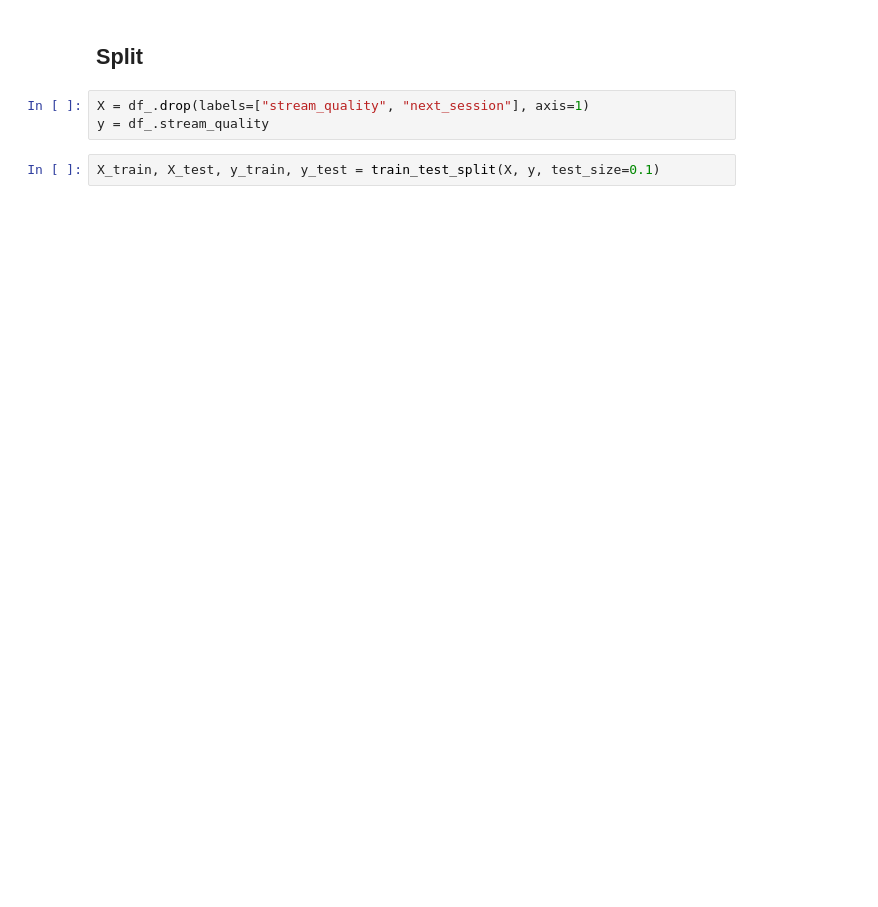
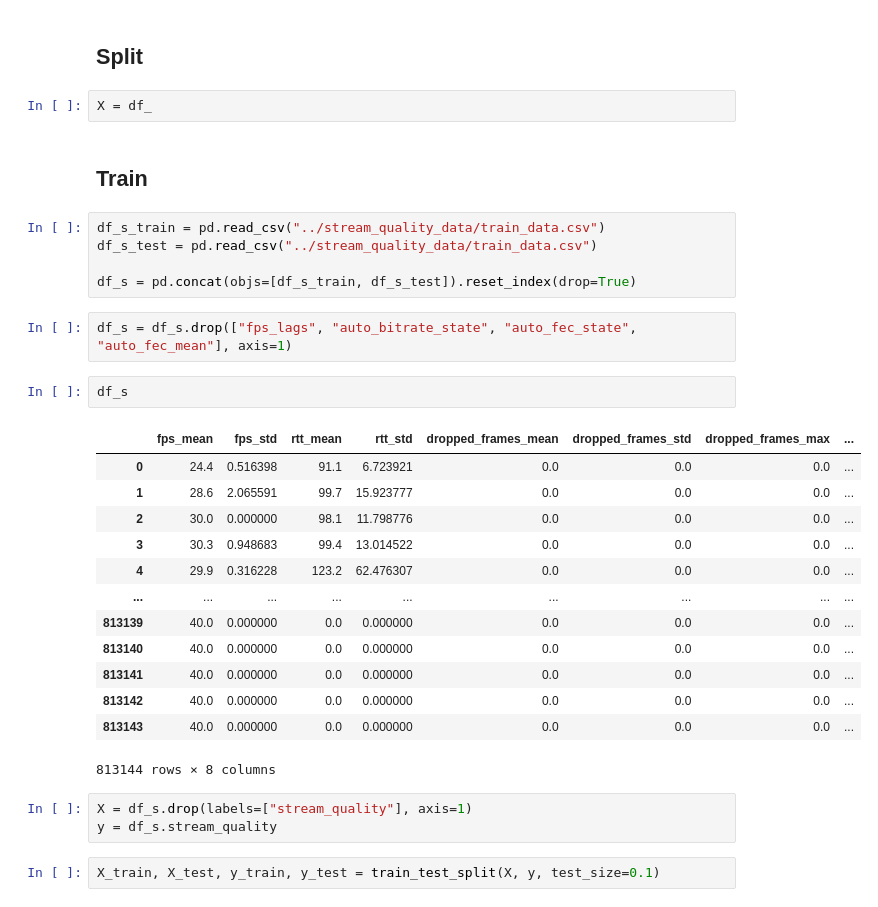
Before and after one commit to VecnaSecrets/sdp_assignment_2, a Jupyter notebook: main.ipynb, the cells around one changed output. Drawn from its saved outputs; the diff is of its cells as text; blank space fills up the shorter version.

```diff
--- a/main.ipynb
+++ b/main.ipynb
@@ -241,7 +273,34 @@ df_ = OneHotEncoder(cols=["device"], use_cat_names=True).fit_transform(X=df_)
 # %% [markdown]
 ## Split
+# %%
+X = df_
+# %% [markdown]
+## Train
+# %%
+df_s_train = pd.read_csv("../stream_quality_data/train_data.csv")
+df_s_test = pd.read_csv("../stream_quality_data/train_data.csv")
+
+df_s = pd.concat(objs=[df_s_train, df_s_test]).reset_index(drop=True)
+# %%
+df_s = df_s.drop(["fps_lags", "auto_bitrate_state", "auto_fec_state", "auto_fec_mean"], axis=1)
+# %%
+df_s
+# %% [output]
+|  | fps_mean | fps_std | rtt_mean | rtt_std | dropped_frames_mean | dropped_frames_std | dropped_frames_max | ... |
+| 0 | 24.4 | 0.516398 | 91.1 | 6.723921 | 0.0 | 0.0 | 0.0 | ... |
+| 1 | 28.6 | 2.065591 | 99.7 | 15.923777 | 0.0 | 0.0 | 0.0 | ... |
+| 2 | 30.0 | 0.000000 | 98.1 | 11.798776 | 0.0 | 0.0 | 0.0 | ... |
+| 3 | 30.3 | 0.948683 | 99.4 | 13.014522 | 0.0 | 0.0 | 0.0 | ... |
+| 4 | 29.9 | 0.316228 | 123.2 | 62.476307 | 0.0 | 0.0 | 0.0 | ... |
+| ... | ... | ... | ... | ... | ... | ... | ... | ... |
+| 813139 | 40.0 | 0.000000 | 0.0 | 0.000000 | 0.0 | 0.0 | 0.0 | ... |
+| 813140 | 40.0 | 0.000000 | 0.0 | 0.000000 | 0.0 | 0.0 | 0.0 | ... |
+| 813141 | 40.0 | 0.000000 | 0.0 | 0.000000 | 0.0 | 0.0 | 0.0 | ... |
+| 813142 | 40.0 | 0.000000 | 0.0 | 0.000000 | 0.0 | 0.0 | 0.0 | ... |
+| 813143 | 40.0 | 0.000000 | 0.0 | 0.000000 | 0.0 | 0.0 | 0.0 | ... |
+813144 rows × 8 columns
 # %%
-X = df_.drop(labels=["stream_quality", "next_session"], axis=1)
-y = df_.stream_quality
+X = df_s.drop(labels=["stream_quality"], axis=1)
+y = df_s.stream_quality
 # %%
 X_train, X_test, y_train, y_test = train_test_split(X, y, test_size=0.1)
```
Also changed, not shown: parts of 9 cells of this notebook, 3 other files.
